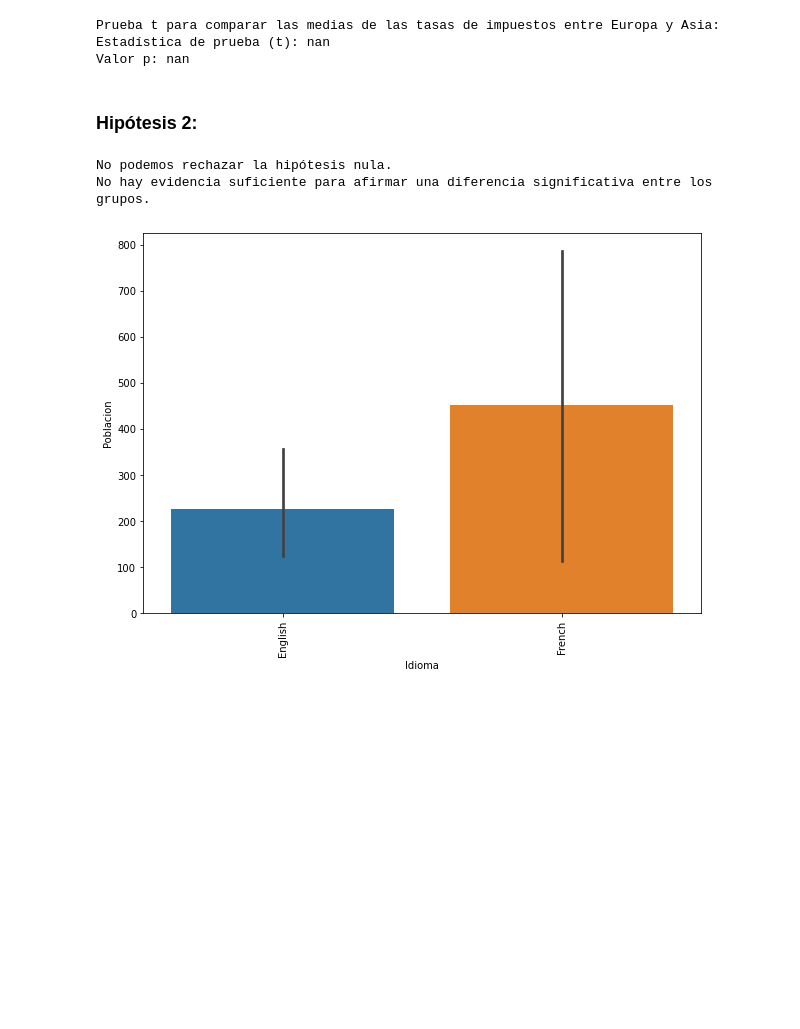
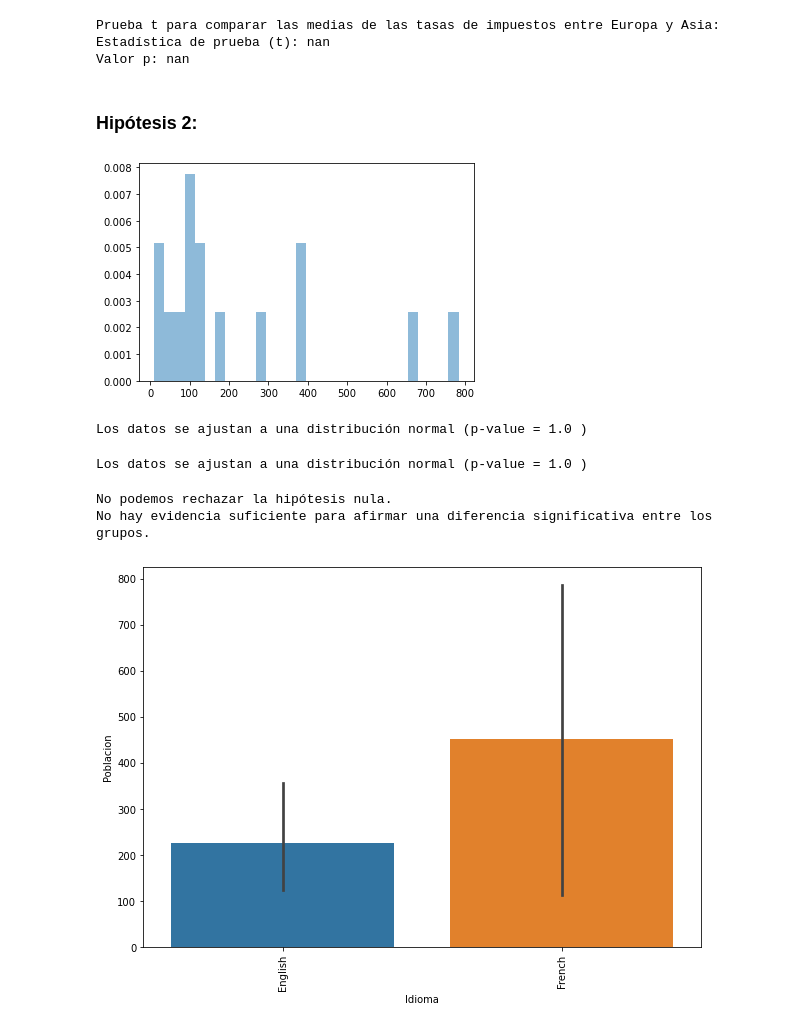
Before and after one commit to BSReguera/Pair-Programming-Modulo-3-Sprint2-, a Jupyter notebook: pairprogramming-modulo3-sprint2-leccion09.ipynb, the cells around one changed output. Drawn from its saved outputs; the diff is of its cells as text; code cells hidden in the pictures; blank space fills up the shorter version.

```diff
--- a/pairprogramming-modulo3-sprint2-leccion09.ipynb
+++ b/pairprogramming-modulo3-sprint2-leccion09.ipynb
@@ -448,6 +448,35 @@ Valor p: nan
 # %%
 grupo_ingles = df_pair9[df_pair9["official_language"] == "English"]["population"]
 grupo_frances = df_pair9[df_pair9["official_language"] == "French"]["population"]
+# %%
+plt.hist(grupo_ingles,
+         bins=30,
+         density=True,
+         alpha=0.5);
+# %% [output]
+[figure, added]
+# %%
+# Realizar una prueba de normalidad (usando la prueba de Shapiro-Wilk)
+p_value = shapiro(grupo_ingles).pvalue
+
+alpha = 0.05
+if p_value > alpha:
+    print("Los datos se ajustan a una distribución normal (p-value =", p_value, ")")
+else:
+    print("Los datos no se ajustan a una distribución normal (p-value =", p_value, ")")
+# %% [output]
+Los datos se ajustan a una distribución normal (p-value = 1.0 )
+# %%
+# Realizar una prueba de normalidad (usando la prueba de Shapiro-Wilk)
+p_value = shapiro(grupo_frances).pvalue
+
+alpha = 0.05
+if p_value > alpha:
+    print("Los datos se ajustan a una distribución normal (p-value =", p_value, ")")
+else:
+    print("Los datos no se ajustan a una distribución normal (p-value =", p_value, ")")
+# %% [output]
+Los datos se ajustan a una distribución normal (p-value = 1.0 )
 # %%
 prueba_hipotesis(grupo_ingles, grupo_frances)
 # %% [output]
```
